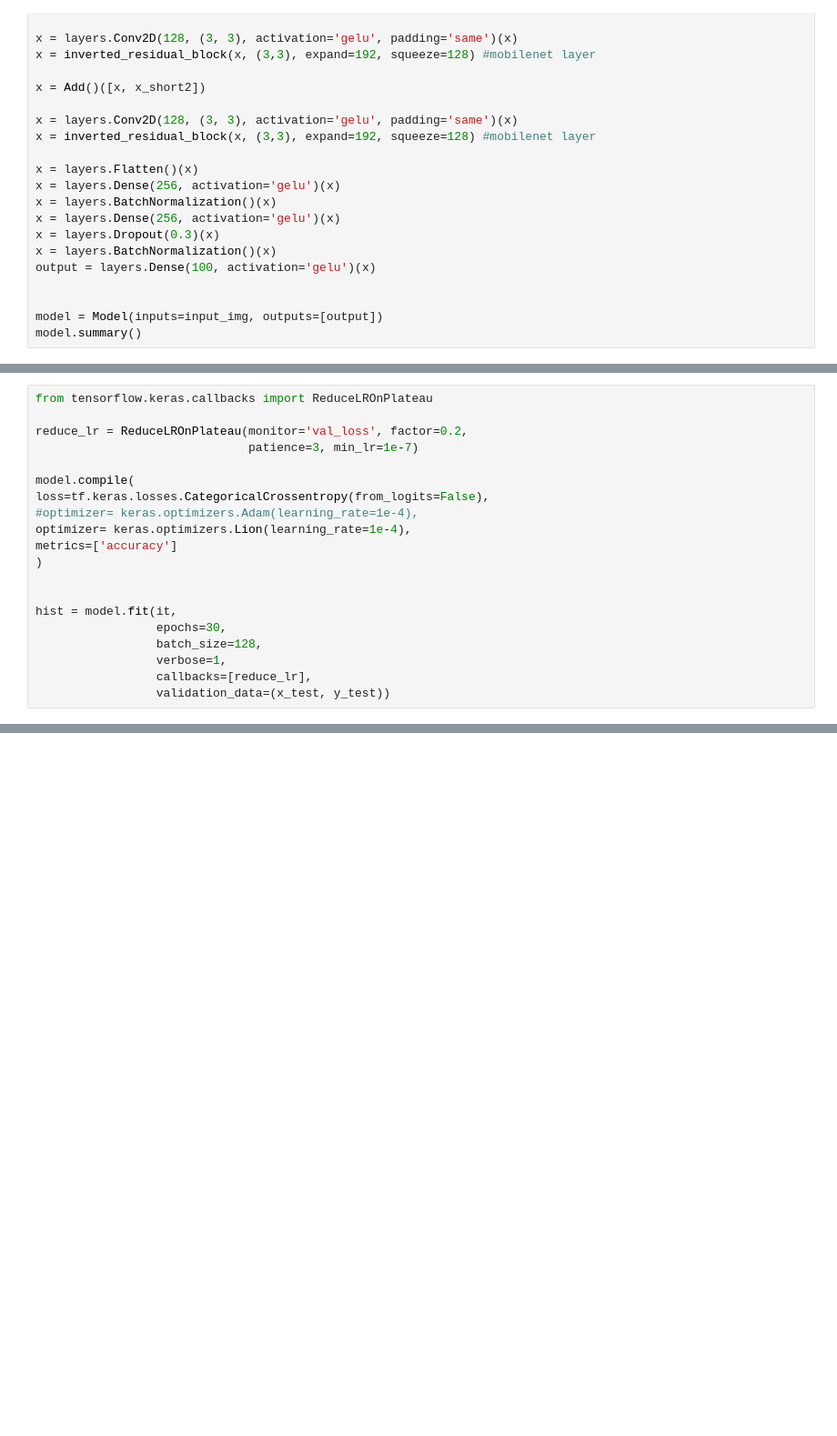
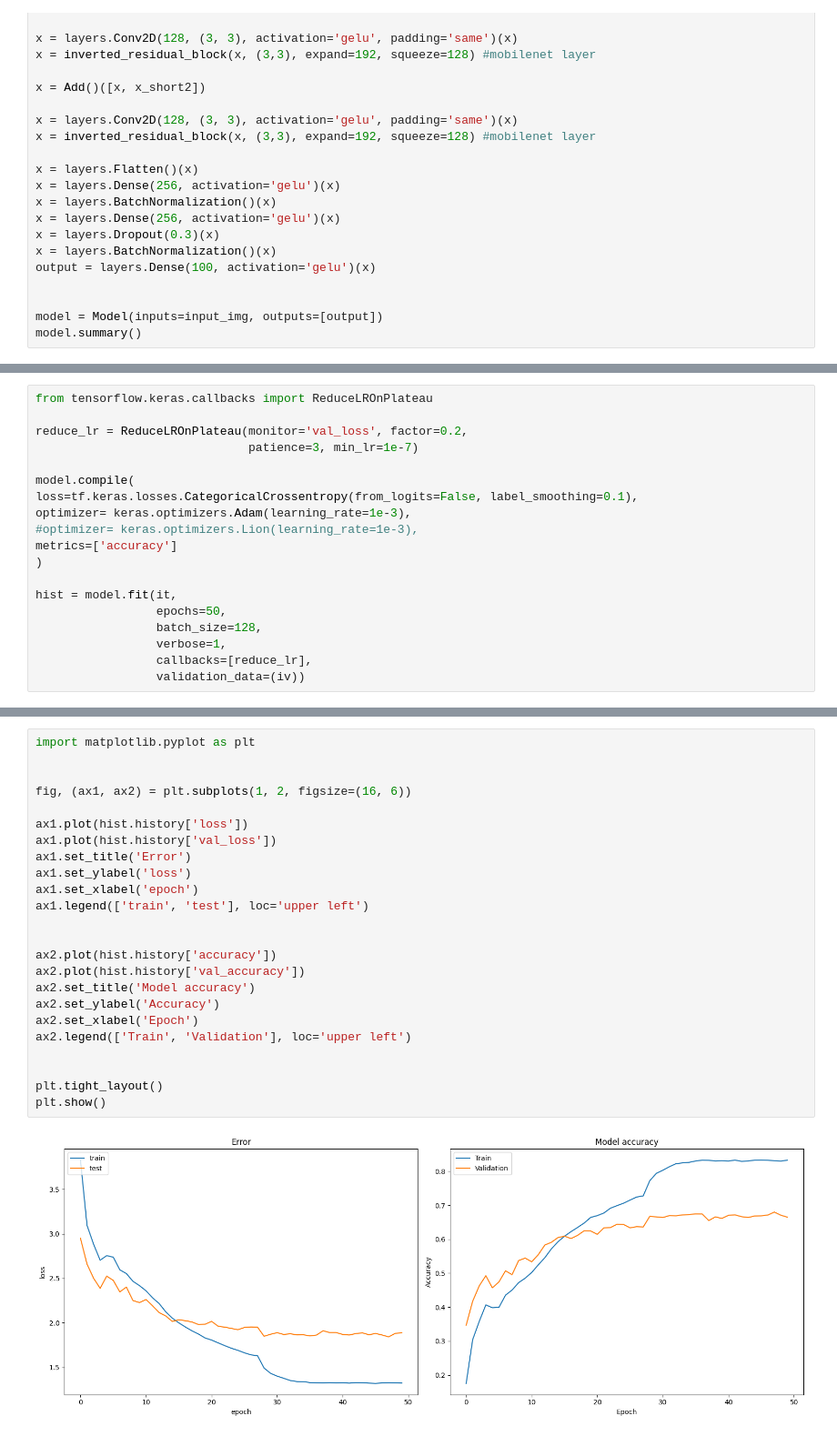
Before and after one commit to dbeniteze/custom_effnetv2_cifar100, a Jupyter notebook: transfer_effnet_cifar100.ipynb, the cells around one changed output, grey strips where cells are left out. Shown at 91% size. Cells and saved outputs as stored; diff of their text form; blank space fills up the shorter version.

```diff
--- a/transfer_effnet_cifar100.ipynb
+++ b/transfer_effnet_cifar100.ipynb
@@ -211,17 +194,16 @@ reduce_lr = ReduceLROnPlateau(monitor='val_loss', factor=0.2,
                               patience=3, min_lr=1e-7)
 
 model.compile(
-loss=tf.keras.losses.CategoricalCrossentropy(from_logits=False),
-#optimizer= keras.optimizers.Adam(learning_rate=1e-4),
-optimizer= keras.optimizers.Lion(learning_rate=1e-4),
+loss=tf.keras.losses.CategoricalCrossentropy(from_logits=False, label_smoothing=0.1),
+optimizer= keras.optimizers.Adam(learning_rate=1e-3),
+#optimizer= keras.optimizers.Lion(learning_rate=1e-3),
 metrics=['accuracy']
 )
 
-
 hist = model.fit(it,
-                 epochs=30,
+                 epochs=50,
                  batch_size=128,
                  verbose=1,
                  callbacks=[reduce_lr],
-                 validation_data=(x_test, y_test))
+                 validation_data=(iv))
 # %% [output]
@@ -248,3 +252,29 @@ Epoch 30/30
+# %%
+import matplotlib.pyplot as plt
+
+
+fig, (ax1, ax2) = plt.subplots(1, 2, figsize=(16, 6))
+
+ax1.plot(hist.history['loss'])
+ax1.plot(hist.history['val_loss'])
+ax1.set_title('Error')
+ax1.set_ylabel('loss')
+ax1.set_xlabel('epoch')
+ax1.legend(['train', 'test'], loc='upper left')
+
+
+ax2.plot(hist.history['accuracy'])
+ax2.plot(hist.history['val_accuracy'])
+ax2.set_title('Model accuracy')
+ax2.set_ylabel('Accuracy')
+ax2.set_xlabel('Epoch')
+ax2.legend(['Train', 'Validation'], loc='upper left')
+
+
+plt.tight_layout()
+plt.show()
+# %% [output]
+[figure, added]
 # %%
 # summarize history for loss
 plt.plot(hist.history['loss'])
```
Also changed, not shown: parts of 8 cells of this notebook.
